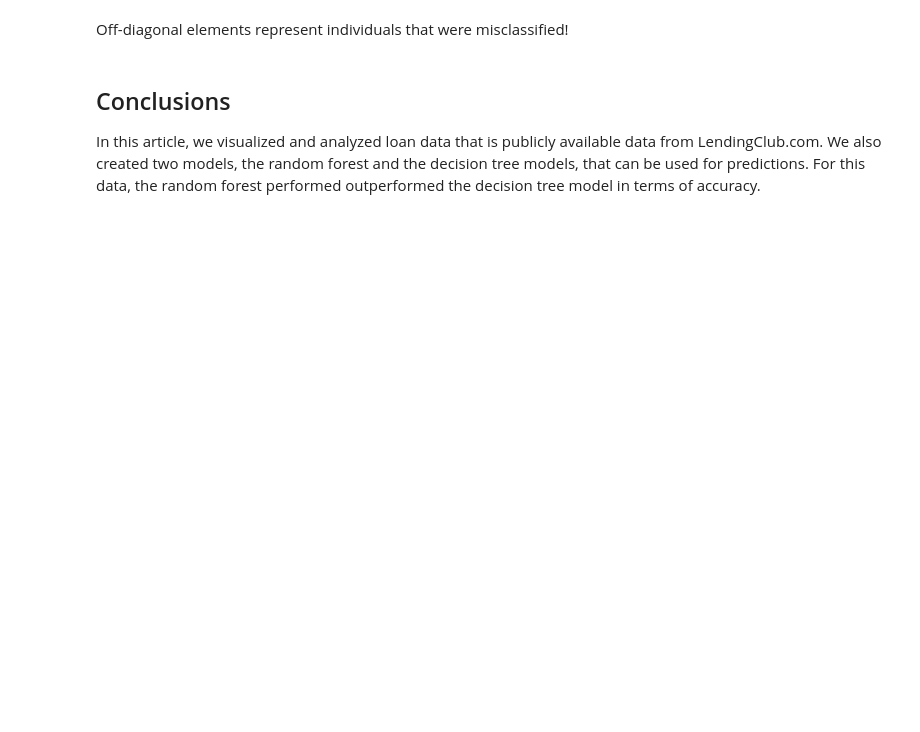
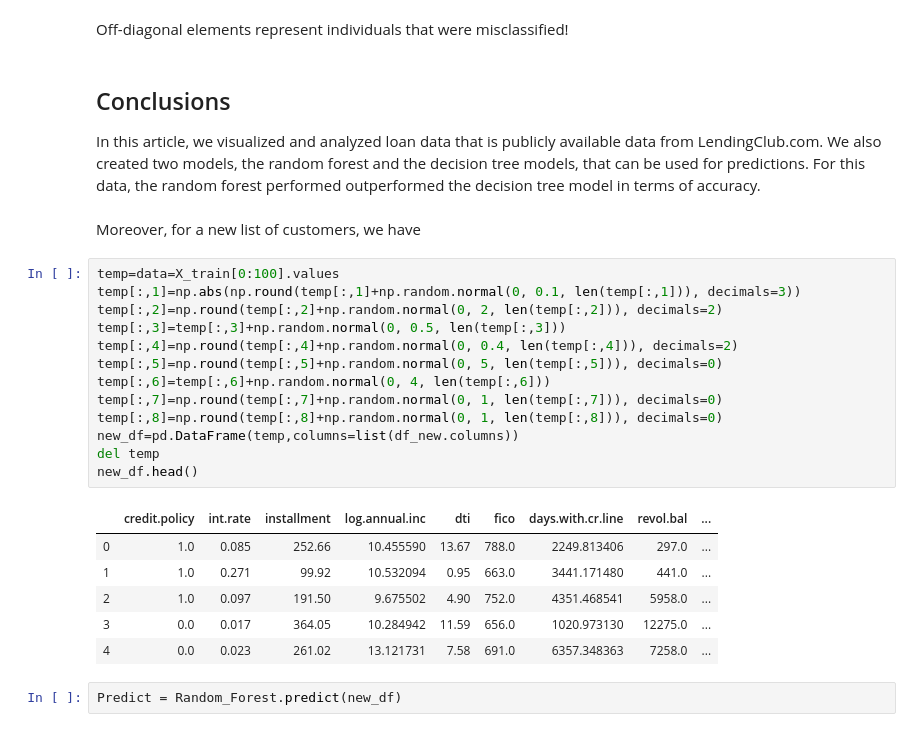
Before and after one commit to HatefDastour/Portfolio, a Jupyter notebook: decision_trees/Lending_Data_Modeling_using_Decision_Trees_and_Random_Forests.ipynb, the cells around one changed output. Cells and saved outputs as stored; diff of their text form; blank space fills up the shorter version.

```diff
--- a/decision_trees/Lending_Data_Modeling_using_Decision_Trees_and_Random_Forests.ipynb
+++ b/decision_trees/Lending_Data_Modeling_using_Decision_Trees_and_Random_Forests.ipynb
@@ -205,3 +206,27 @@ Off-diagonal elements represent individuals that were misclassified!
 ## Conclusions
 
 In this article, we visualized and analyzed loan data that is publicly available data from LendingClub.com. We also created two models, the random forest and the decision tree models, that can be used for predictions.  For this data, the random forest performed outperformed the decision tree model in terms of accuracy.
+# %% [markdown]
+Moreover, for a new list of customers, we have
+# %%
+temp=data=X_train[0:100].values
+temp[:,1]=np.abs(np.round(temp[:,1]+np.random.normal(0, 0.1, len(temp[:,1])), decimals=3))
+temp[:,2]=np.round(temp[:,2]+np.random.normal(0, 2, len(temp[:,2])), decimals=2)
+temp[:,3]=temp[:,3]+np.random.normal(0, 0.5, len(temp[:,3]))
+temp[:,4]=np.round(temp[:,4]+np.random.normal(0, 0.4, len(temp[:,4])), decimals=2)
+temp[:,5]=np.round(temp[:,5]+np.random.normal(0, 5, len(temp[:,5])), decimals=0)
+temp[:,6]=temp[:,6]+np.random.normal(0, 4, len(temp[:,6]))
+temp[:,7]=np.round(temp[:,7]+np.random.normal(0, 1, len(temp[:,7])), decimals=0)
+temp[:,8]=np.round(temp[:,8]+np.random.normal(0, 1, len(temp[:,8])), decimals=0)
+new_df=pd.DataFrame(temp,columns=list(df_new.columns))
+del temp
+new_df.head()
+# %% [output]
+|  | credit.policy | int.rate | installment | log.annual.inc | dti | fico | days.with.cr.line | revol.bal | ... |
+| 0 | 1.0 | 0.085 | 252.66 | 10.455590 | 13.67 | 788.0 | 2249.813406 | 297.0 | ... |
+| 1 | 1.0 | 0.271 | 99.92 | 10.532094 | 0.95 | 663.0 | 3441.171480 | 441.0 | ... |
+| 2 | 1.0 | 0.097 | 191.50 | 9.675502 | 4.90 | 752.0 | 4351.468541 | 5958.0 | ... |
+| 3 | 0.0 | 0.017 | 364.05 | 10.284942 | 11.59 | 656.0 | 1020.973130 | 12275.0 | ... |
+| 4 | 0.0 | 0.023 | 261.02 | 13.121731 | 7.58 | 691.0 | 6357.348363 | 7258.0 | ... |
+# %%
+Predict = Random_Forest.predict(new_df)
```
Also changed, not shown: parts of 8 cells of this notebook.
